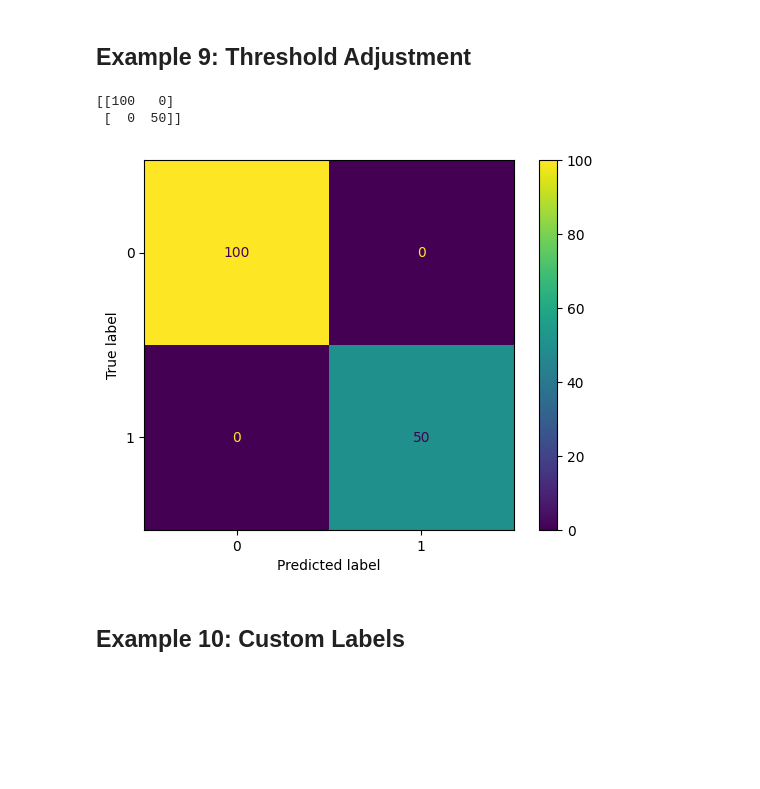
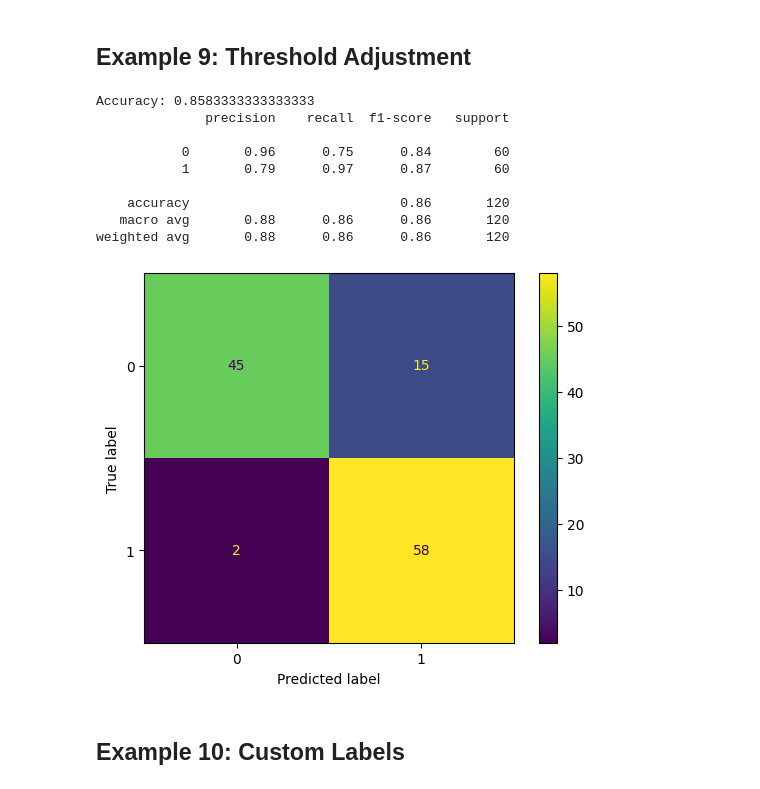
Before and after one commit to Sharaiz333/AI, a Jupyter notebook: Sharaiz_57288_ClassActivity.ipynb, the cells around one changed output. Drawn from its saved outputs; the diff is of its cells as text; code cells hidden in the pictures; blank space fills up the shorter version.

```diff
--- a/Sharaiz_57288_ClassActivity.ipynb
+++ b/Sharaiz_57288_ClassActivity.ipynb
@@ -169,23 +239,34 @@ plt.show()
 # %% [markdown]
 ## Example 9: Threshold Adjustment
 # %%
+from sklearn.datasets import make_classification
 from sklearn.linear_model import LogisticRegression
+
+X, y = make_classification(n_samples=120, n_features=4, random_state=10)
 
 model = LogisticRegression()
 model.fit(X, y)
 
 y_prob = model.predict_proba(X)[:, 1]
 y_pred = (y_prob > 0.3).astype(int)
 
+print("Accuracy:", accuracy_score(y, y_pred))
+print(classification_report(y, y_pred))
+
 cm = confusion_matrix(y, y_pred)
-print(cm)
-
 ConfusionMatrixDisplay(cm).plot()
 plt.show()
 # %% [output]
-[[100   0]
- [  0  50]]
+Accuracy: 0.8583333333333333
+              precision    recall  f1-score   support
+
+           0       0.96      0.75      0.84        60
+           1       0.79      0.97      0.87        60
+
+    accuracy                           0.86       120
+   macro avg       0.88      0.86      0.86       120
+weighted avg       0.88      0.86      0.86       120
-[figure, old version]
+[figure, new version]
 # %% [markdown]
 ## Example 10: Custom Labels
 # %%
```
Also changed, not shown: parts of 10 cells of this notebook.
